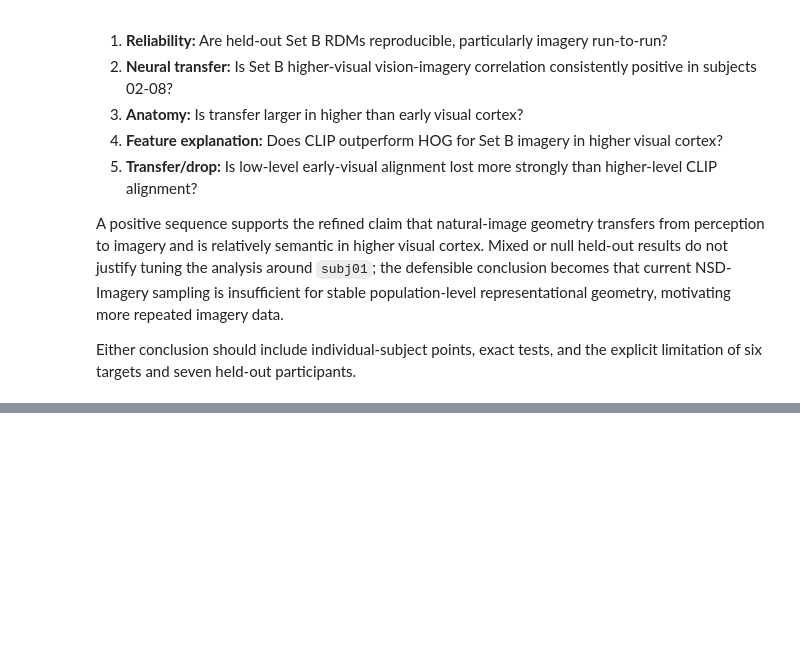
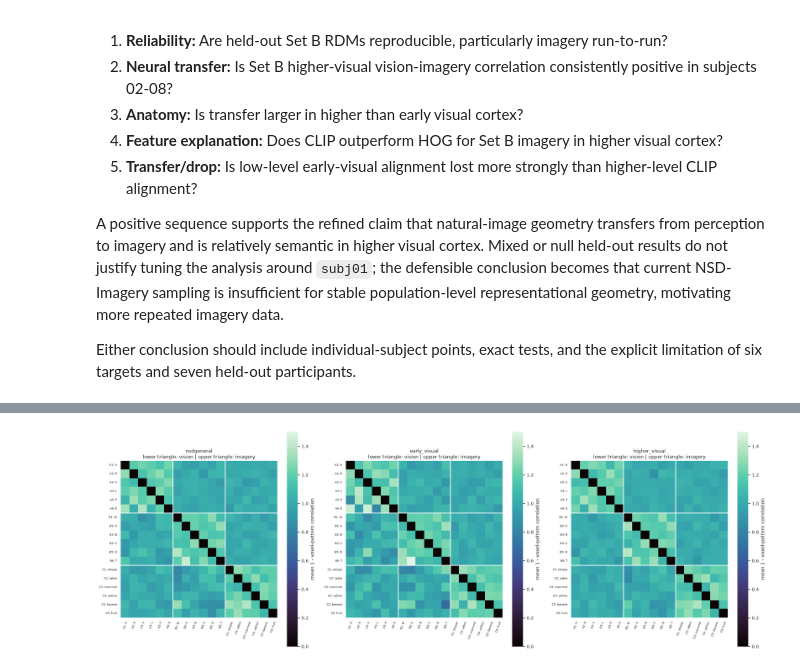
Before and after one commit to mynanshan/NHprojectNSDimagery, a Jupyter notebook: notebooks/03_group_transfer_feature_rsa.ipynb, the cells around one changed output, grey strips where cells are left out. Drawn from its saved outputs; the diff is of its cells as text; code cells hidden in the pictures; blank space fills up the shorter version.

```diff
--- a/notebooks/03_group_transfer_feature_rsa.ipynb
+++ b/notebooks/03_group_transfer_feature_rsa.ipynb
@@ -674,0 +939,89 @@ Either conclusion should include individual-subject points, exact tests, and the
+# %%
+full_target_labels = [
+    (
+        f"{row.stimulus_set}{row.target_number}: {row.target_name}"
+        if row.stimulus_set == 'C'
+        else f"{row.stimulus_set}{row.target_number}: {row.target_code}"
+    )
+    for row in full_target_metadata.itertuples(index=False)
+]
+heldout_subjects = [subject for subject in SUBJECTS if subject != PILOT_SUBJECT]
+group_mean_rdms = {
+    (roi_name, task): np.mean([
+        full_neural_rdms[(subject, roi_name, task)]
+        for subject in heldout_subjects
+    ], axis=0)
+    for roi_name in ROI_ORDER
+    for task in FULL_TASK_ORDER
+}
+group_rdm_vmax = max(float(rdm.max()) for rdm in group_mean_rdms.values())
+
+fig, axes = plt.subplots(1, len(ROI_ORDER), figsize=(24, 8))
+for ax, roi_name in zip(axes, ROI_ORDER):
+    vision_mean = group_mean_rdms[(roi_name, 'vision')]
+    imagery_mean = group_mean_rdms[(roi_name, 'imagery')]
+    split_triangle = (
+        np.tril(vision_mean, k=-1)
+        + np.triu(imagery_mean, k=1)
+    )
+    sns.heatmap(
+        split_triangle,
+        square=True,
+        cmap='mako',
+        vmin=0,
+        vmax=group_rdm_vmax,
+        xticklabels=full_target_labels,
+        yticklabels=full_target_labels,
+        cbar_kws={'label': 'mean 1 - voxel-pattern correlation'},
+        ax=ax,
+    )
+    for boundary in (6, 12):
+        ax.axhline(boundary, color='white', linewidth=2)
+        ax.axvline(boundary, color='white', linewidth=2)
+    ax.set_title(
+        f'{roi_name}\nlower triangle: vision | upper triangle: imagery'
+    )
+    ax.tick_params(axis='x', rotation=70, labelsize=7)
+    ax.tick_params(axis='y', rotation=0, labelsize=7)
+plt.tight_layout()
+
+fig, ax = plt.subplots(figsize=(12, 5))
+scope_order = ['all', 'within_set', 'between_set', 'block_residual']
+sns.stripplot(
+    data=heldout_full_neural,
+    x='scope',
+    y='rho',
+    hue='roi',
+    order=scope_order,
+    hue_order=ROI_ORDER,
+    dodge=True,
+    jitter=.12,
+    size=6,
+    ax=ax,
+)
+sns.pointplot(
+    data=heldout_full_neural,
+    x='scope',
+    y='rho',
+    hue='roi',
+    order=scope_order,
+    hue_order=ROI_ORDER,
+    dodge=.5,
+    errorbar=None,
+    markers='D',
+    linestyles='none',
+    legend=False,
+    ax=ax,
+)
+ax.axhline(0, color='black', linewidth=.8)
+ax.set(
+    title='Full-RDM vision-imagery similarity in held-out subjects',
+    xlabel='distance scope',
+    ylabel='Spearman rho',
+    ylim=(-1, 1),
+)
+ax.tick_params(axis='x', rotation=20)
+ax.legend(title='ROI', bbox_to_anchor=(1.02, 1), loc='upper left')
+plt.tight_layout()
+# %% [output]
+[figure, added]
```
Also changed, not shown: parts of 13 cells of this notebook, 10 other files.
